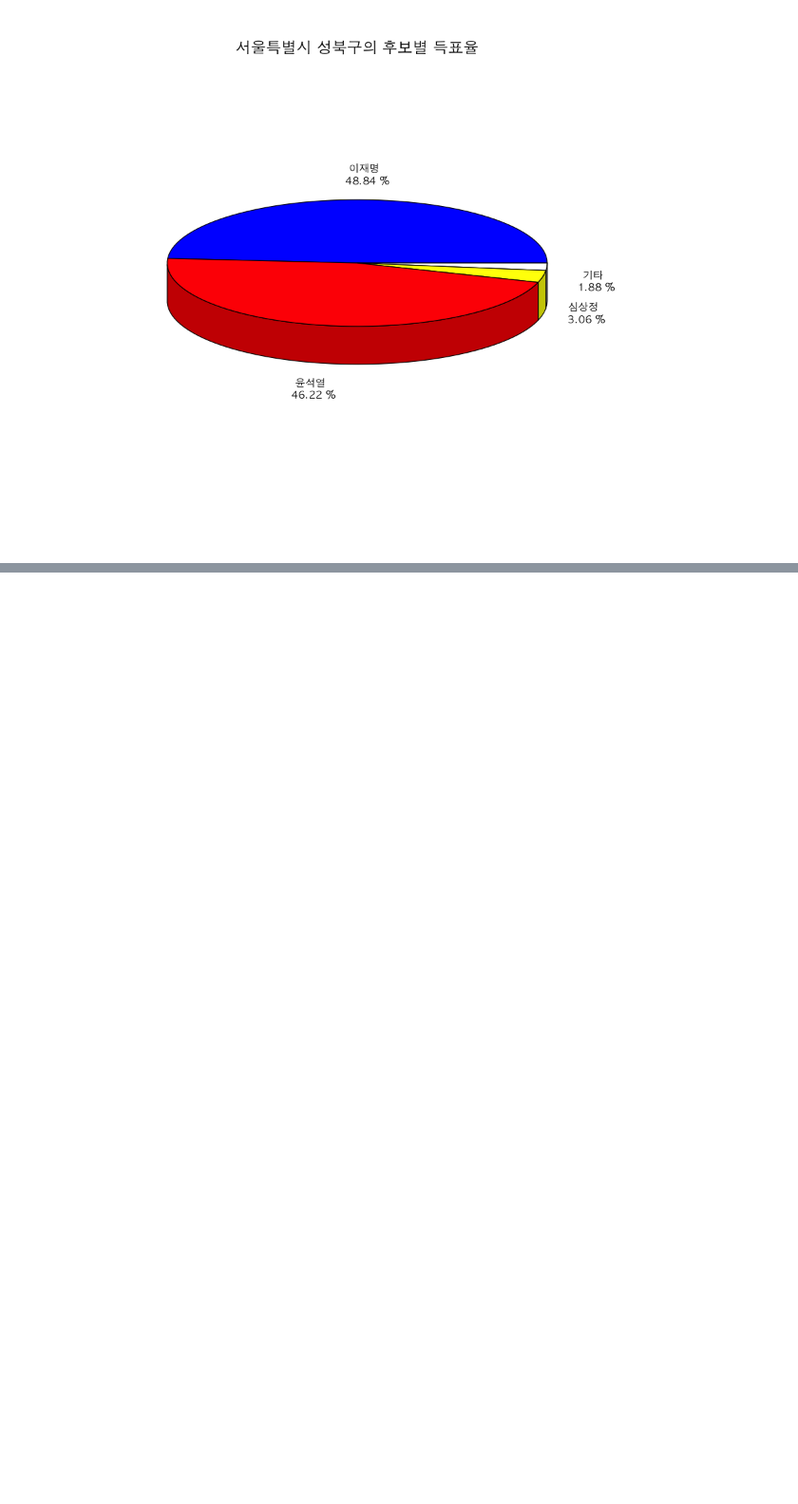
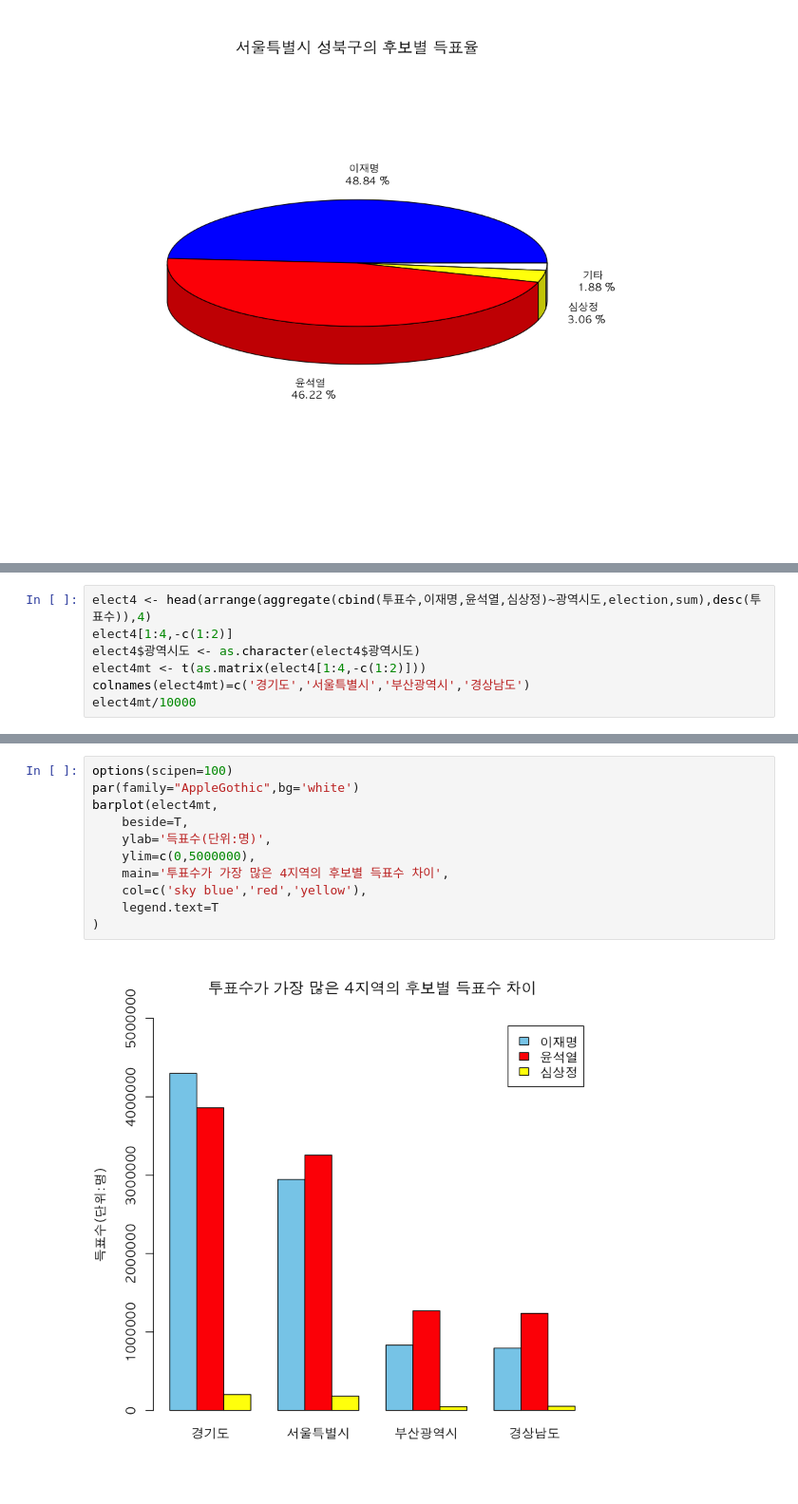
Before and after one commit to swyoo39/R_base, a Jupyter notebook: R_base/10.20대_대선자료_시각화.ipynb, the cells around one changed output, grey strips where cells are left out. Shown at 95% size. Drawn from its saved outputs; the diff is of its cells as text; blank space fills up the shorter version.

```diff
--- a/R_base/10.20대_대선자료_시각화.ipynb
+++ b/R_base/10.20대_대선자료_시각화.ipynb
@@ -259,0 +273,7 @@ pie3D(성북구.득표율$득표율,
+# %%
+elect4 <- head(arrange(aggregate(cbind(투표수,이재명,윤석열,심상정)~광역시도,election,sum),desc(투표수)),4)
+elect4[1:4,-c(1:2)]
+elect4$광역시도 <- as.character(elect4$광역시도)
+elect4mt <- t(as.matrix(elect4[1:4,-c(1:2)]))
+colnames(elect4mt)=c('경기도','서울특별시','부산광역시','경상남도')
+elect4mt/10000
@@ -259,0 +290,13 @@ pie3D(성북구.득표율$득표율,
+# %%
+options(scipen=100)
+par(family="AppleGothic",bg='white')
+barplot(elect4mt,
+    beside=T,
+    ylab='득표수(단위:명)',
+    ylim=c(0,5000000),
+    main='투표수가 가장 많은 4지역의 후보별 득표수 차이',
+    col=c('sky blue','red','yellow'),
+    legend.text=T
+)
+# %% [output]
+[figure, added]
```
Also changed, not shown: parts of 21 cells of this notebook, 1 other file.
